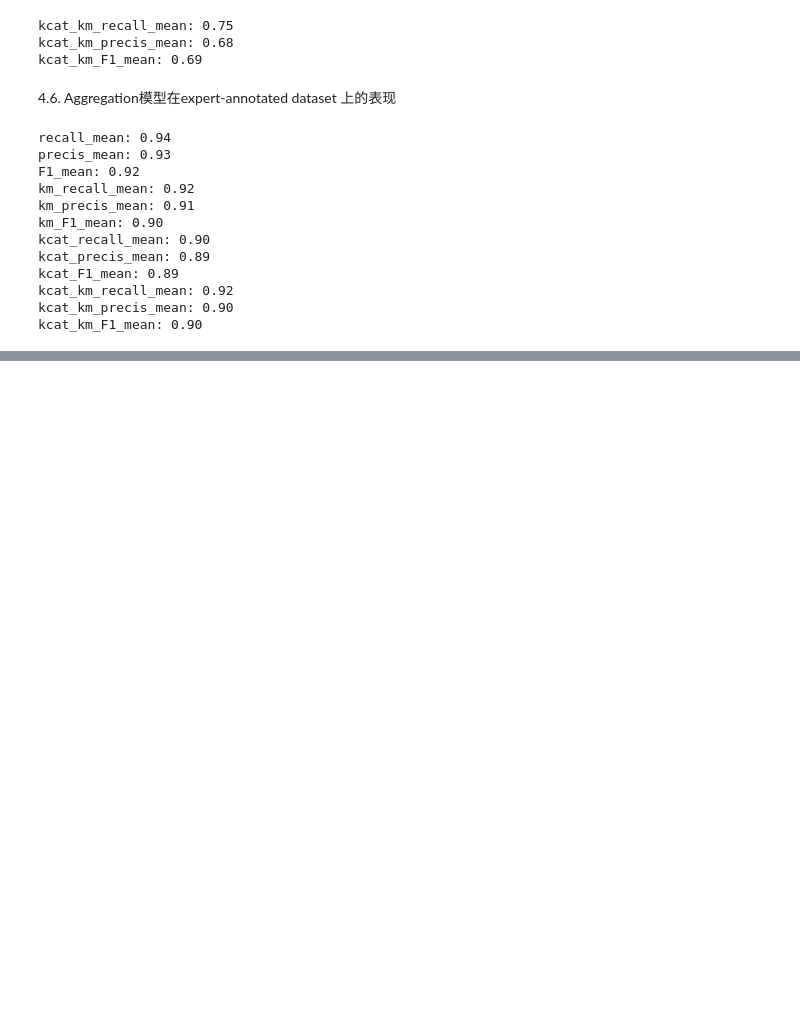
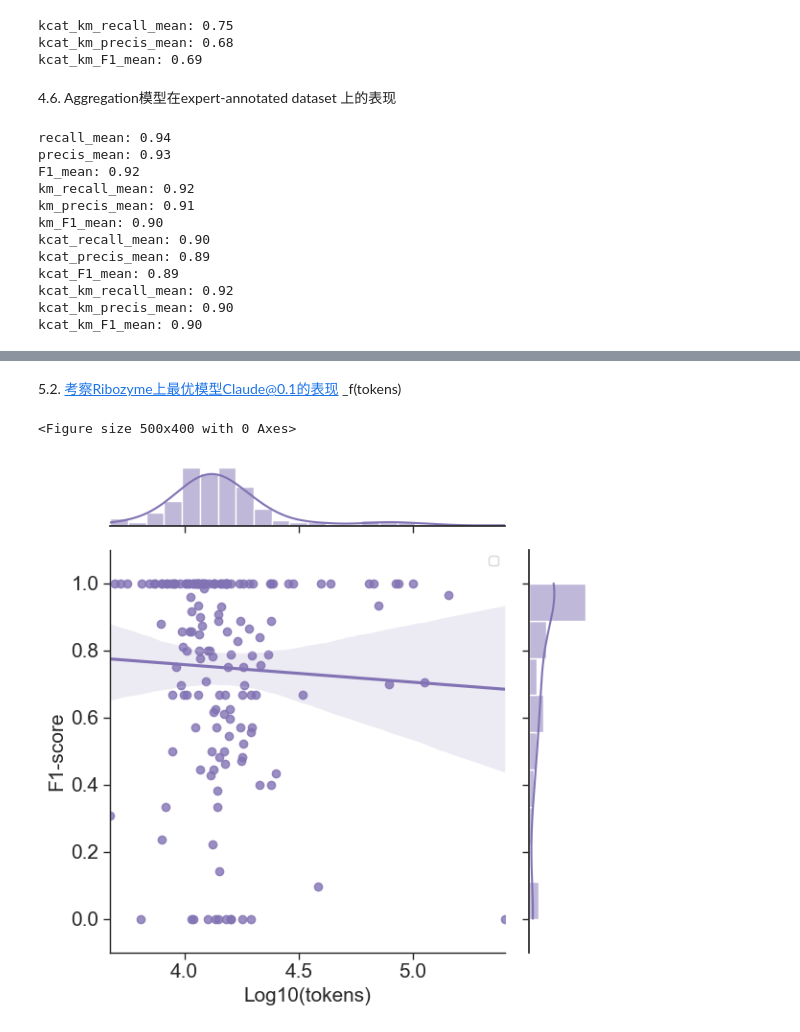
Before and after one commit to JackKuo666/LLM-BioDataExtractor, a Jupyter notebook: analyze_code/analyzing.ipynb, the cells around one changed output, grey strips where cells are left out. Saved outputs shown, nothing was run; the diff lists cells and outputs as text; code cells hidden in the pictures; blank space fills up the shorter version.

```diff
--- a/analyze_code/analyzing.ipynb
+++ b/analyze_code/analyzing.ipynb
@@ -609,0 +716,13 @@ kcat_km_F1_mean: 0.90
+# %% [markdown]
+5.2. 考察Ribozyme上最优模型Claude@0.1的表现 _f(tokens)
+# %%
+json_path = 'data/llm_4_ribozyme_data/claude-0.1.json'
+token_path = 'data/token_length/Ribozyme_cal_tokens.csv'
+df_token = get_f1_with_token(json_path, token_path)
+fig = plot_regression_f1_golden_tokens(df_token)
+# 存储图
+fig.savefig('figure/fig.5e-claude.svg', format='svg', bbox_inches='tight')
+fig.savefig('figure/fig.5e-claude.png', format='png', dpi=300, bbox_inches='tight')
+# %% [output]
+<Figure size 500x400 with 0 Axes>
+[figure, added]
```
Also changed, not shown: parts of 24 cells of this notebook.
